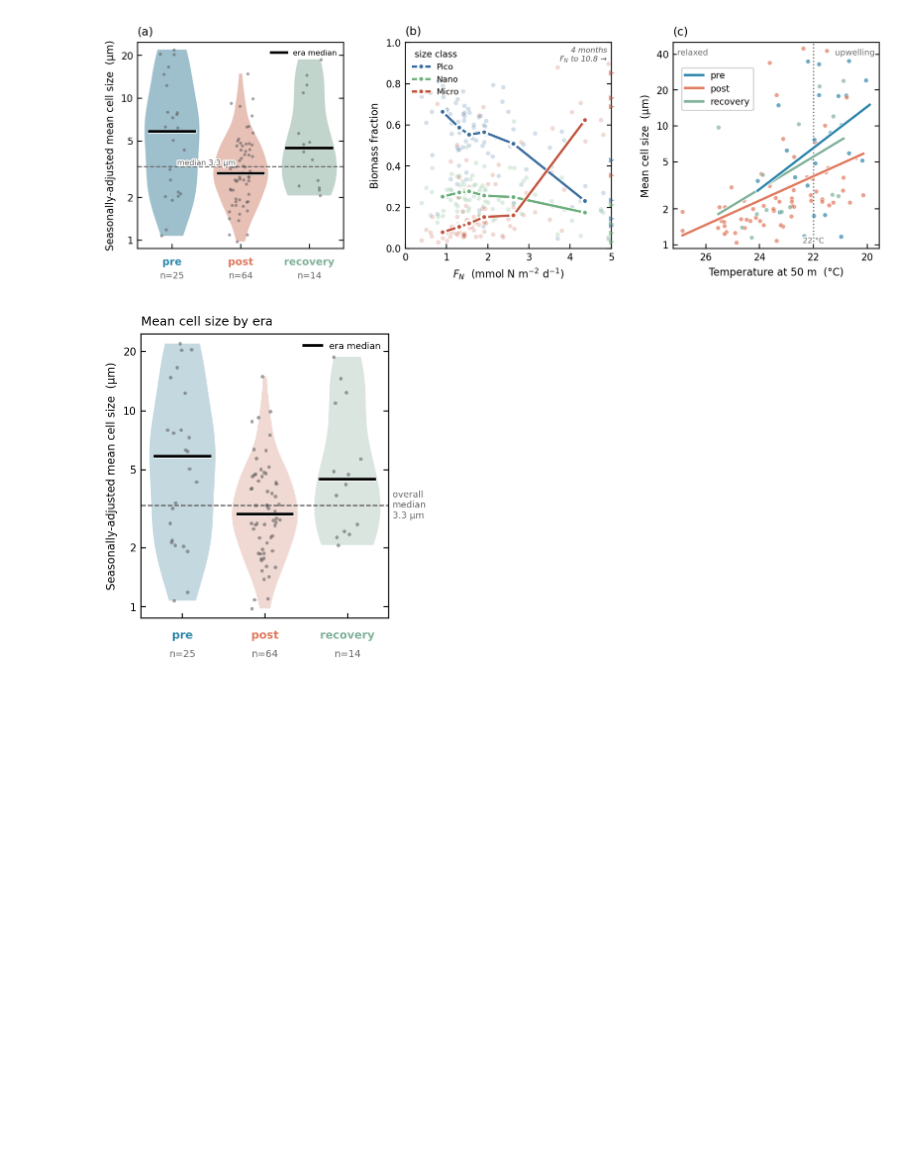
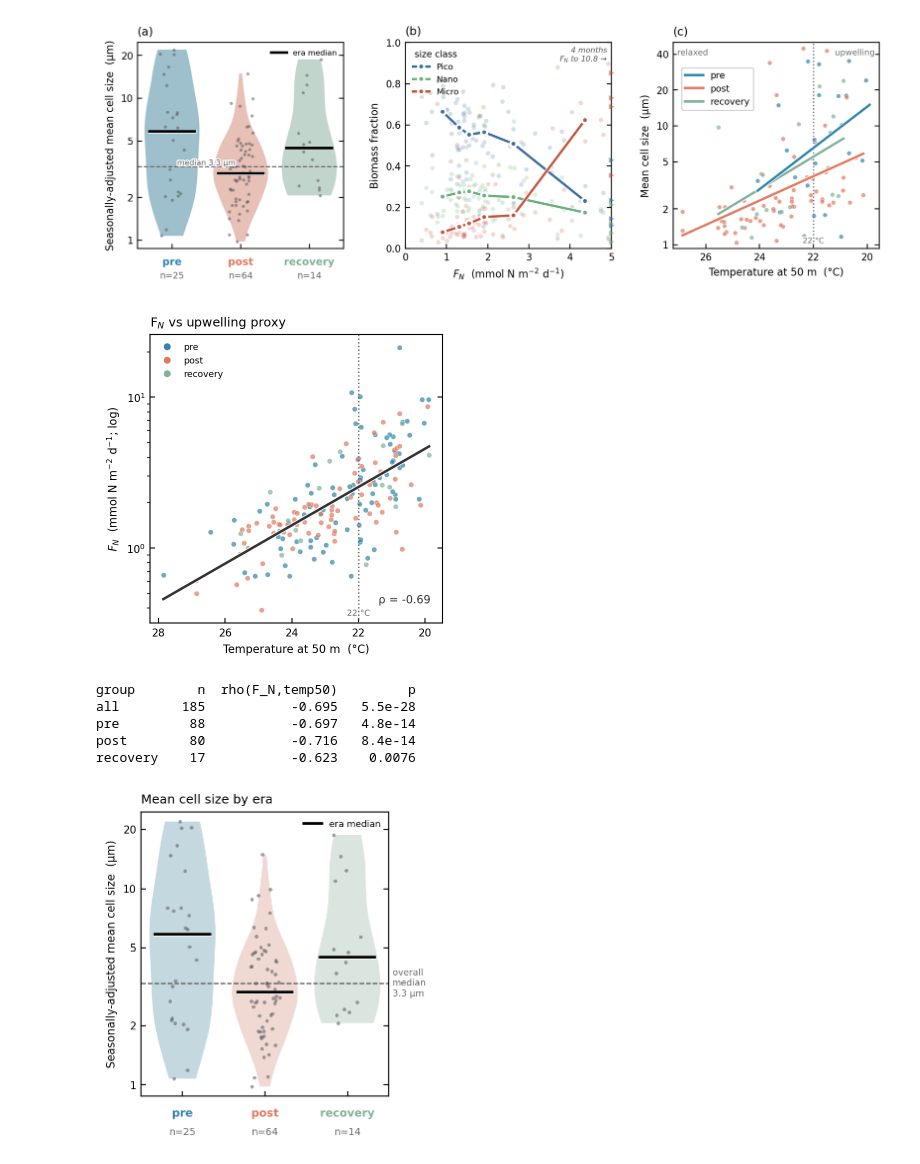
Before and after one commit to ben1post/SSMCariaco, a Jupyter notebook: plots/FIGURE_3.ipynb, the cells around one changed output. Drawn from its saved outputs; the diff is of its cells as text; code cells hidden in the pictures; blank space fills up the shorter version.

Commit message:
Figure 3 and 4 drafts done - now back to model fitting

```diff
--- a/plots/FIGURE_3.ipynb
+++ b/plots/FIGURE_3.ipynb
@@ -136,6 +136,66 @@ axC.legend(handles=[Line2D([0], [0], color=ERA_COL[e], lw=2, label=e) for e in E
 plt.show()
 # %% [output]
 [figure]
+# %%
+%config InlineBackend.figure_format = 'retina'
+# Fig 3 add-on — F_N vs temp_50m: coupling between the obs upwelling proxy and the model forcing.
+import numpy as np, pandas as pd, matplotlib.pyplot as plt
+import matplotlib.patheffects as pe
+from matplotlib.ticker import MaxNLocator
+from matplotlib.lines import Line2D
+from scipy.stats import spearmanr
+from cariaco_obs import DEFAULT_CSV_PATH
+
+ERA_ORDER = ['pre', 'post', 'recovery']
+ERA_COL = {'pre': '#2E86AB', 'post': '#E07A5F', 'recovery': '#81B29A'}
+HALO = [pe.withStroke(linewidth=3.0, foreground='white')]
+LBL_HALO = [pe.withStroke(linewidth=2, foreground='white')]
+XCOL, XTHRESH, FNCOL = 'temp_50m', 22.0, 'FN_mmolN_m2_d'
+
+df = pd.read_csv(DEFAULT_CSV_PATH, parse_dates=['date'])
+df['era'] = np.where(df['date'].dt.year < 2005, 'pre',
+            np.where(df['date'].dt.year < 2014, 'post', 'recovery'))
+d = df.dropna(subset=[FNCOL, XCOL]).copy()
+
+fig, ax = plt.subplots(figsize=(3.7, 3.7))
+fig.subplots_adjust(left=0.17, right=0.96, top=0.93, bottom=0.15)
+for e in ERA_ORDER:
+    s = d[d.era == e]
+    ax.scatter(s[XCOL], s[FNCOL], s=14, color=ERA_COL[e], alpha=0.7,
+               edgecolor='white', linewidth=0.3, zorder=3)
+b = np.polyfit(d[XCOL], np.log10(d[FNCOL]), 1)          # overall trend, fit in log-F_N
+xx = np.linspace(d[XCOL].min(), d[XCOL].max(), 50)
+ax.plot(xx, 10 ** np.polyval(b, xx), color='0.2', lw=1.8, zorder=5, path_effects=HALO)
+
+ax.axvline(XTHRESH, color='0.4', ls=':', lw=1.0, zorder=4)
+ax.set_yscale('log'); ax.invert_xaxis()
+ax.xaxis.set_major_locator(MaxNLocator(nbins=5))
+ax.tick_params(top=False, right=True, direction='in', labelsize=7.5)
+ax.set_xlabel('Temperature at 50 m  (°C)', fontsize=8)
+ax.set_ylabel('$F_N$  (mmol N m$^{-2}$ d$^{-1}$; log)', fontsize=8)
+ax.set_title('F$_N$ vs upwelling proxy', loc='left', fontsize=9)
+ax.text(XTHRESH, 0.02, '22 °C', transform=ax.get_xaxis_transform(), ha='center', va='bottom',
+        fontsize=6, color='0.4', path_effects=LBL_HALO)
+
+rho, p = spearmanr(d[XCOL], d[FNCOL])
+ax.text(0.96, 0.06, f'ρ = {rho:+.2f}', transform=ax.transAxes, ha='right', va='bottom',
+        fontsize=8, color='0.2', path_effects=LBL_HALO)
+ax.legend(handles=[Line2D([0], [0], marker='o', color='w', markerfacecolor=ERA_COL[e],
+          markersize=6, label=e) for e in ERA_ORDER], loc='upper left', frameon=False, fontsize=6.5)
+plt.show()
+
+print(f"{'group':9s} {'n':>4s} {'rho(F_N,temp50)':>16s} {'p':>9s}")
+for e in ['all'] + ERA_ORDER:
+    s = d if e == 'all' else d[d.era == e]
+    r, pp = spearmanr(s[XCOL], s[FNCOL])
+    print(f"{e:9s} {len(s):>4d} {r:>16.3f} {pp:>9.2g}")
+# %% [output]
+[figure, added]
+group        n  rho(F_N,temp50)         p
+all        185           -0.695   5.5e-28
+pre         88           -0.697   4.8e-14
+post        80           -0.716   8.4e-14
+recovery    17           -0.623    0.0076
 # %%
 %config InlineBackend.figure_format = 'retina'
 # Fig 3 Panel 1 — MCS era violin (seasonally-adjusted µm).
```
Also changed, not shown: 5 other files.
